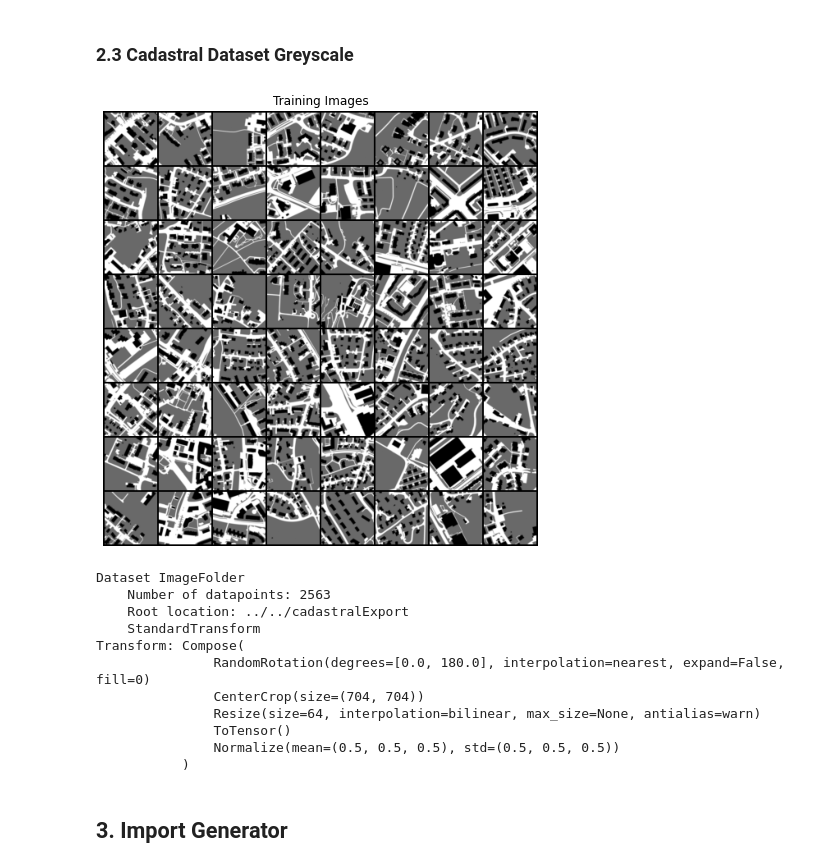
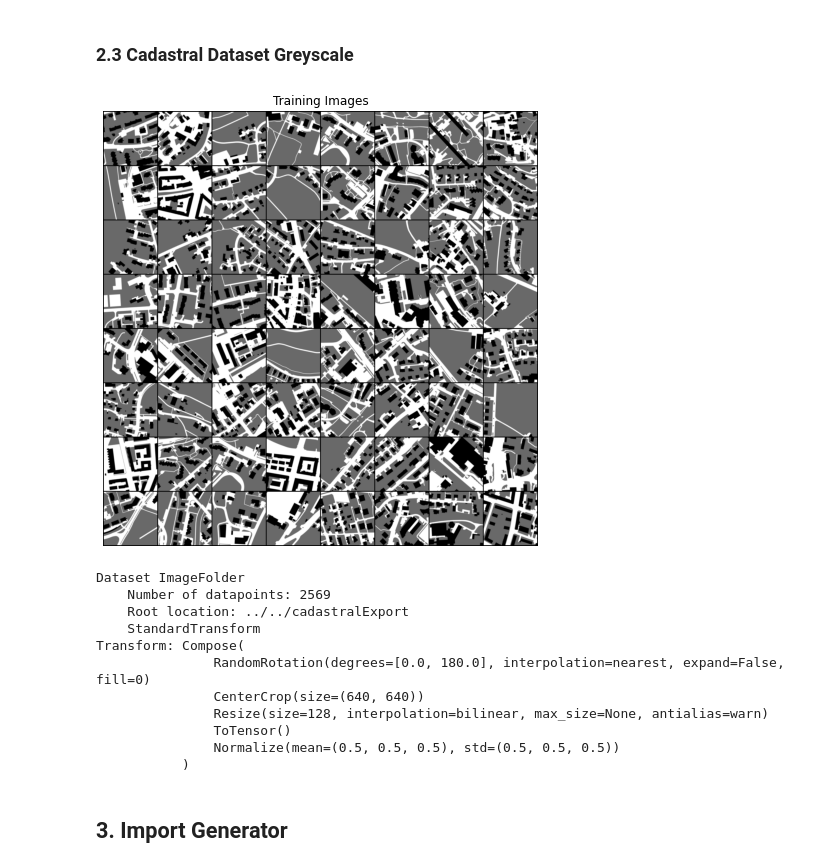
Before and after one commit to neithangurthang/SyntheticCities, a Jupyter notebook: notebooks/07 WGAN.ipynb, the cells around one changed output. Drawn from its saved outputs; the diff is of its cells as text; code cells hidden in the pictures.

```diff
--- a/notebooks/07 WGAN.ipynb
+++ b/notebooks/07 WGAN.ipynb
@@ -60,7 +66,7 @@ cadastralRoot = '../../cadastralExportRGB' # Root directory for cadastral images
 cadastralRootGreyscale = '../../cadastralExport' # Root directory for cadastral images in greyscale
 workers = 2 # Number of workers for dataloader
 batch_size = 64 # Batch size during training
-image_size = 64 # Spatial size of training images. All images will be resized to this
+image_size = 128 # Spatial size of training images. All images will be resized to this
 nc = 3 # Number of channels in the training images. For color images this is 3
 nz = 100 # Size of z latent vector (i.e. size of generator input)
 ngf = 64 # Size of feature maps in generator
@@ -204,40 +210,40 @@ tensor([[0.9098, 0.5490, 0.5020,  ..., 0.7373, 0.7804, 0.5333],
 # %%
 # We can use an image folder dataset the way we have it setup
 if os.path.exists(cadastralRootGreyscale + '/.ipynb_checkpoints'):
     shutil.rmtree(cadastralRootGreyscale + '/.ipynb_checkpoints')
 
 Cad_dataset_greyscale = dset.ImageFolder(root=cadastralRootGreyscale,
                            transform=transforms.Compose([
                                transforms.RandomRotation(degrees=(0,180), expand = False),
-                               transforms.CenterCrop(image_size * 11),
+                               transforms.CenterCrop(image_size * 5),
                                transforms.Resize(image_size),
                                # transforms.RandomCrop(image_size),
                                transforms.ToTensor(),
                                transforms.Normalize((0.5, 0.5, 0.5), (0.5, 0.5, 0.5)),
                            ]))
 # Create the dataloader
 Cad_dataloader_greyscale = torch.utils.data.DataLoader(Cad_dataset_greyscale, batch_size=batch_size,
                                          shuffle=True, num_workers=workers)
 
 # Plot some training images
 Cad_gs_real_batch = next(iter(Cad_dataloader_greyscale))
 plt.figure(figsize=(8,8))
 plt.axis("off")
 plt.title("Training Images")
 plt.imshow(np.transpose(vutils.make_grid(Cad_gs_real_batch[0].to(device)[:64], padding=2, normalize=True).cpu(),(1,2,0)));
 # %% [output]
-[figure, old version]
+[figure, new version]
 # %%
 Cad_dataset_greyscale
 # %% [output]
 Dataset ImageFolder
-    Number of datapoints: 2563
+    Number of datapoints: 2569
     Root location: ../../cadastralExport
     StandardTransform
 Transform: Compose(
                RandomRotation(degrees=[0.0, 180.0], interpolation=nearest, expand=False, fill=0)
-               CenterCrop(size=(704, 704))
-               Resize(size=64, interpolation=bilinear, max_size=None, antialias=warn)
+               CenterCrop(size=(640, 640))
+               Resize(size=128, interpolation=bilinear, max_size=None, antialias=warn)
                ToTensor()
                Normalize(mean=(0.5, 0.5, 0.5), std=(0.5, 0.5, 0.5))
            )
```
Also changed, not shown: parts of 16 cells of this notebook, 8 other files.
